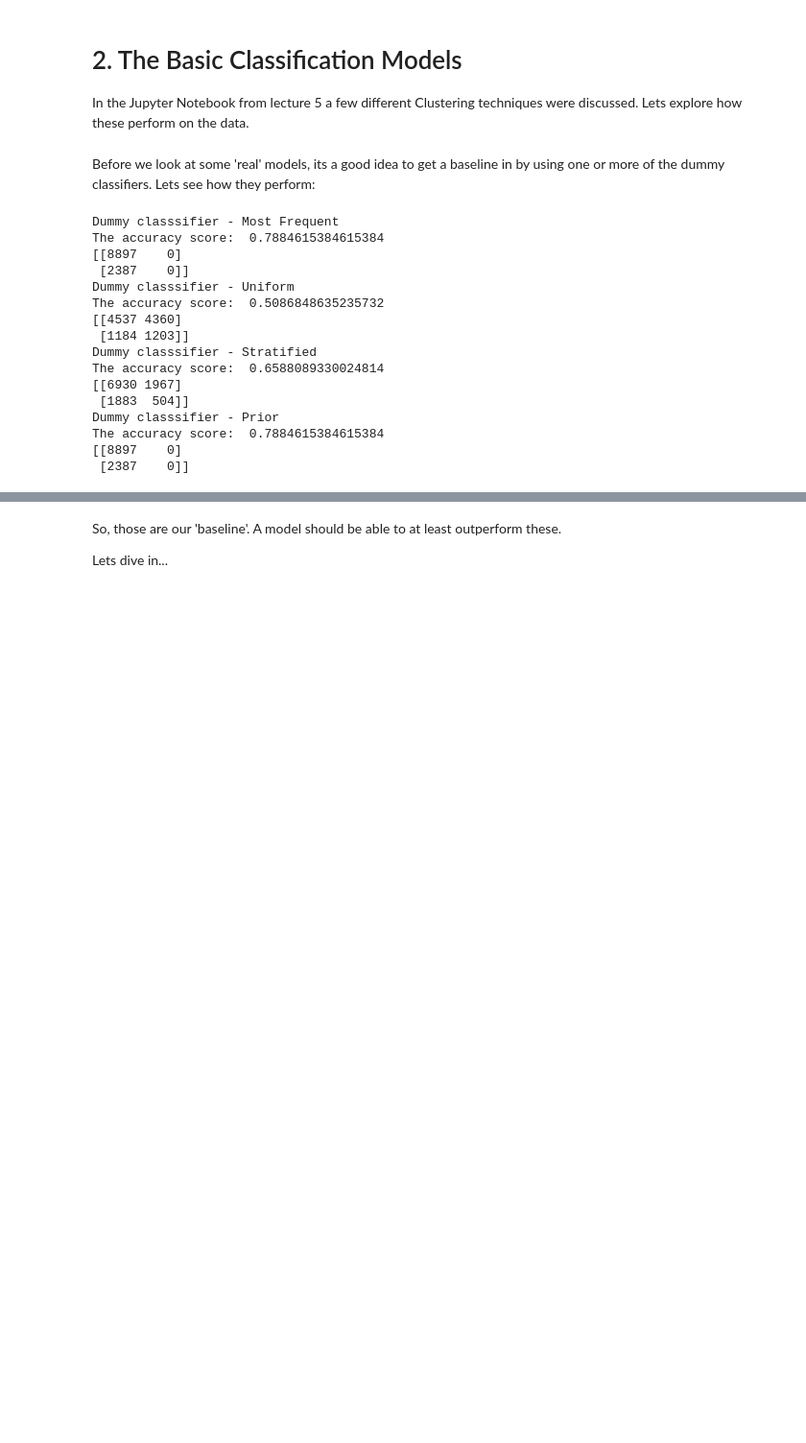
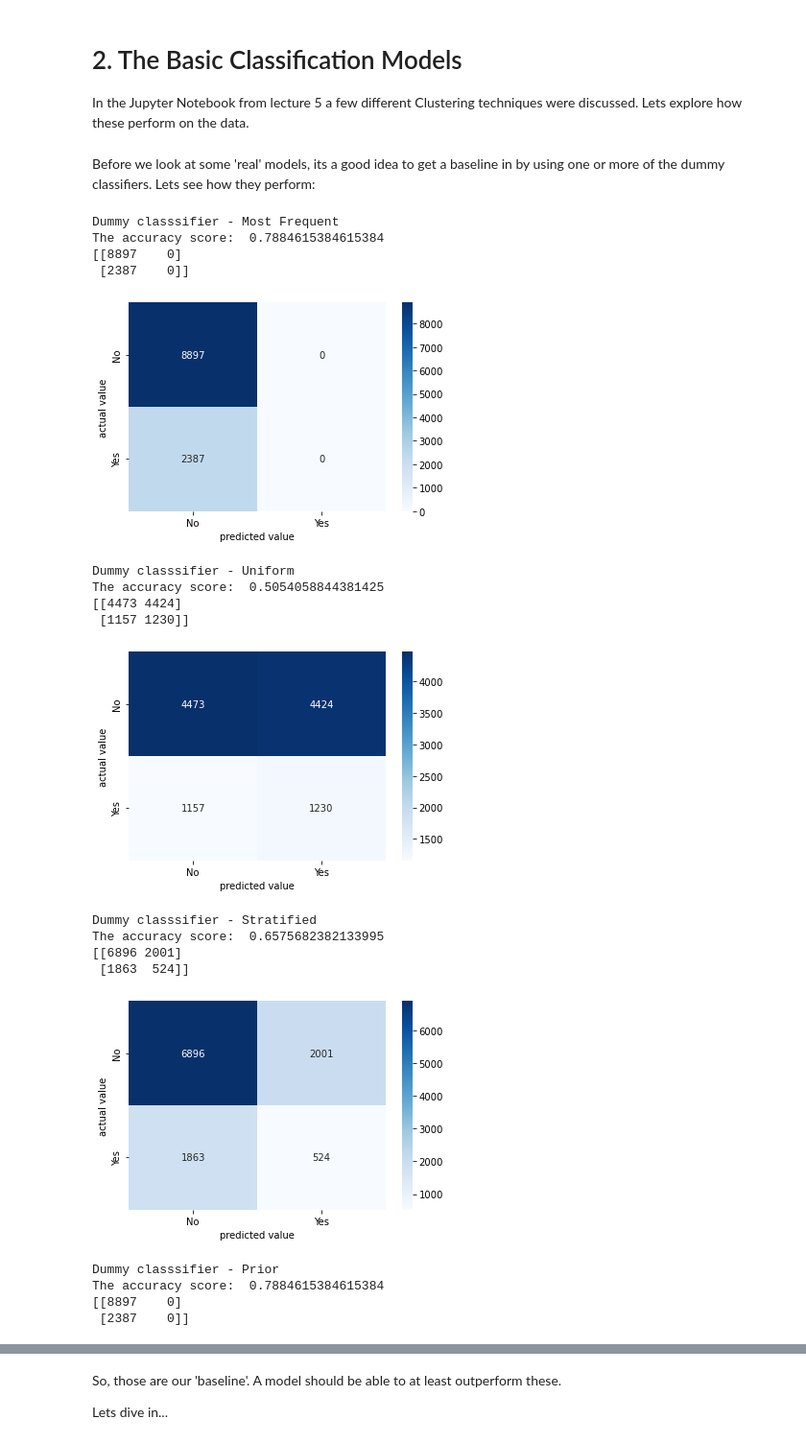
Before and after one commit to stephenpangga/Data-mining-and-statistics, a Jupyter notebook: Week 5/Try/DMS - S5 - Assignment 2 - 629860.ipynb, the cells around one changed output, grey strips where cells are left out. Shown at 96% size. Drawn from its saved outputs; the diff is of its cells as text; code cells hidden in the pictures; blank space fills up the shorter version.

Commit message:
added plot image and explain it.

```diff
--- a/Week 5/Try/DMS - S5 - Assignment 2 - 629860.ipynb
+++ b/Week 5/Try/DMS - S5 - Assignment 2 - 629860.ipynb
@@ -162,42 +163,56 @@ Before we look at some 'real' models, its a good idea to get a baseline in by us
 
 # print("Dummy classsifier - Most Frequent")
 # dumMF = DummyClassifier(strategy='most_frequent')
 # dumMF = dumMF.fit(x_train, y_train)
 # y_pred = dumMF.predict(x_test)
 
+def confusion_matrix_plot(y_test, y_pred):
+    labels = data['RainTomorrow'].cat.categories
+    k = len(labels)
+    sn.heatmap(confusion_matrix(y_test, y_pred), annot=True, cmap='Blues', fmt='g')
+    plt.xlabel('predicted value')
+    plt.ylabel('actual value')
+    plt.xticks(np.arange(k)+1/k, labels)
+    plt.yticks(np.arange(k)+1/k, labels)
+    plt.show()
+
 def dummy_classifier (xtrain, xtest, ytrain, strats):
     dumMF = DummyClassifier(strategy=strats)
     dumMF = dumMF.fit(xtrain, ytrain)
     y_pred = dumMF.predict(xtest)
     print('The accuracy score: ', metrics.accuracy_score(y_test, y_pred))
     print(confusion_matrix(y_test, y_pred))
+    confusion_matrix_plot(y_test, y_pred)
 
 
 print("Dummy classsifier - Most Frequent")
 dummy_classifier(x_train, x_test, y_train, 'most_frequent')
 
 print("Dummy classsifier - Uniform")
 dummy_classifier(x_train, x_test, y_train, 'uniform')
 
 print("Dummy classsifier - Stratified")
 dummy_classifier(x_train, x_test, y_train, 'stratified')
 
 print("Dummy classsifier - Prior")
 dummy_classifier(x_train, x_test, y_train, 'prior')
 # %% [output]
 Dummy classsifier - Most Frequent
 The accuracy score:  0.7884615384615384
 [[8897    0]
  [2387    0]]
-Dummy classsifier - Uniform
-The accuracy score:  0.5086848635235732
-[[4537 4360]
- [1184 1203]]
-Dummy classsifier - Stratified
-The accuracy score:  0.6588089330024814
-[[6930 1967]
- [1883  504]]
-Dummy classsifier - Prior
-The accuracy score:  0.7884615384615384
-[[8897    0]
- [2387    0]]
+[figure, added]
+Dummy classsifier - Uniform
+The accuracy score:  0.5054058844381425
+[[4473 4424]
+ [1157 1230]]
+[figure, added]
+Dummy classsifier - Stratified
+The accuracy score:  0.6575682382133995
+[[6896 2001]
+ [1863  524]]
+[figure, added]
+Dummy classsifier - Prior
+The accuracy score:  0.7884615384615384
+[[8897    0]
+ [2387    0]]
```
Also changed, not shown: parts of 10 cells of this notebook.
